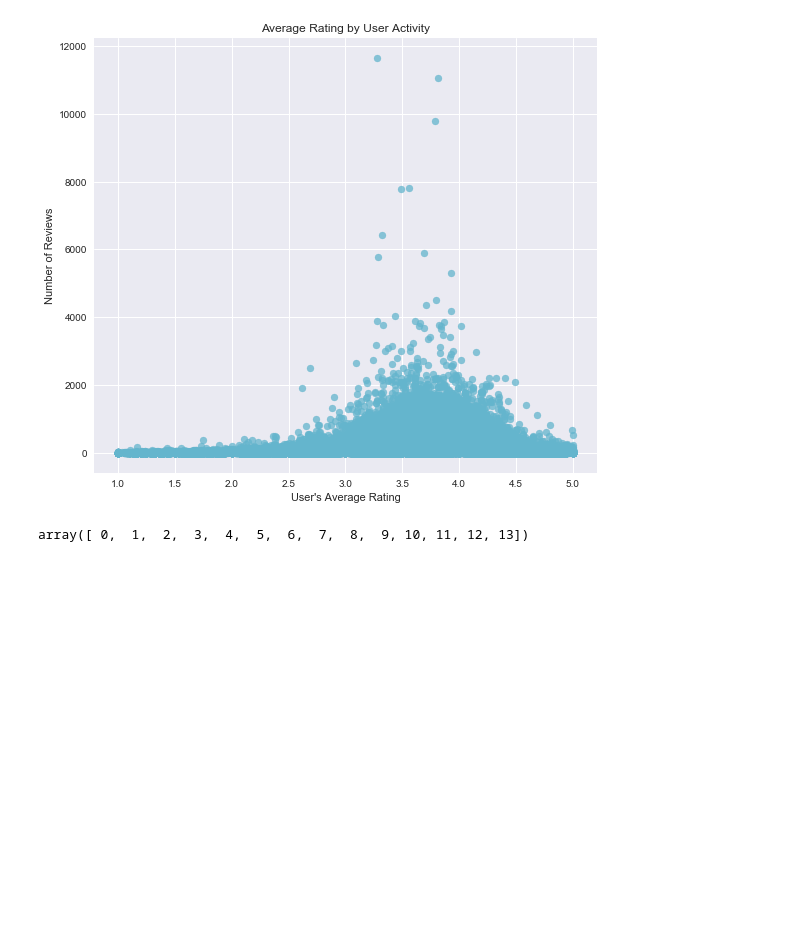
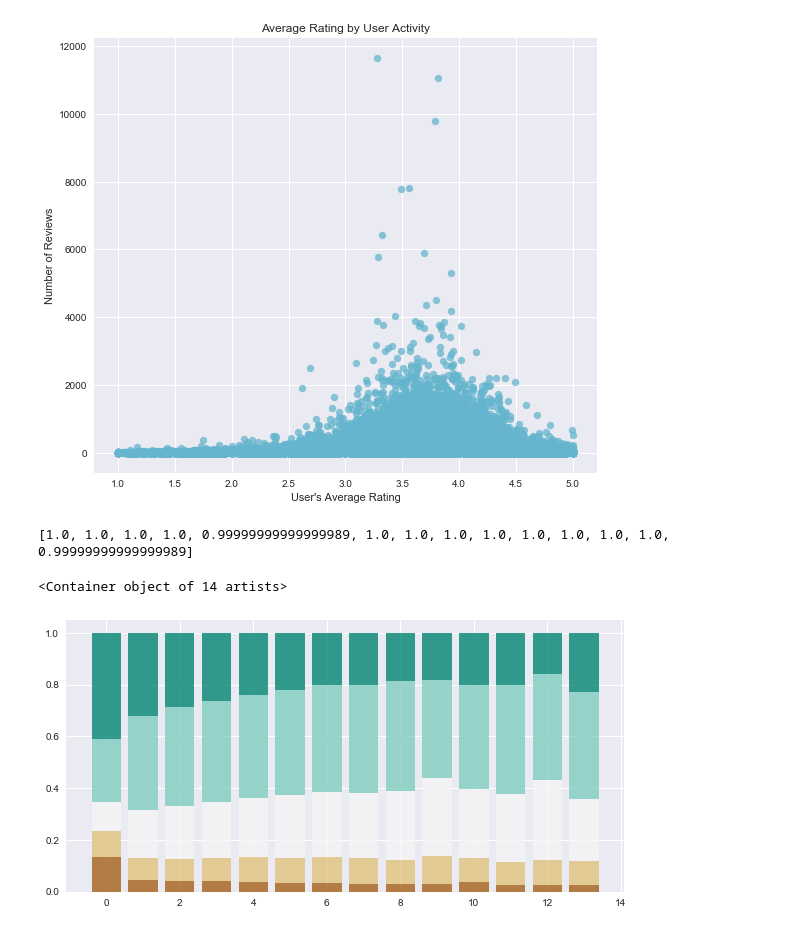
Before and after one commit to mwoluchem/Recommendations_CS209, a Jupyter notebook: Recommendations_EDA-JD-lateMon.ipynb, the cells around one changed output. Saved outputs shown, nothing was run; the diff lists cells and outputs as text; code cells hidden in the pictures; blank space fills up the shorter version.

Commit message:
I made a stacked bar chart!

```diff
--- a/Recommendations_EDA-JD-lateMon.ipynb
+++ b/Recommendations_EDA-JD-lateMon.ipynb
@@ -171,12 +171,25 @@ plt.title('Average Rating by User Activity')
 # %% [output]
 <matplotlib.text.Text at 0x...>
 [figure]
-# %%
-elite_lvl = np.array(user_review_viz['elite_count'].unique())
-elite_lvl.sort()
-
-rating_props =
-
-#plt.barh(user_review_viz.elite_count, user_review_viz.rating[user_review_viz.rating == 1]/, , alpha=0.3)
-# %% [output]
-array([ 0,  1,  2,  3,  4,  5,  6,  7,  8,  9, 10, 11, 12, 13])
+# %%
+elite_lvl = np.array(user_review_viz['elite_count'].unique())
+elite_lvl.sort()
+
+rating_props_1star = [user_review_viz.rating[(user_review_viz.rating == 1) & (user_review_viz.elite_count == i)].count()/user_review_viz.rating[user_review_viz.elite_count == i].count() for i in range(0,14)]
+rating_props_2star = [user_review_viz.rating[(user_review_viz.rating == 2) & (user_review_viz.elite_count == i)].count()/user_review_viz.rating[user_review_viz.elite_count == i].count() for i in range(0,14)]
+rating_props_3star = [user_review_viz.rating[(user_review_viz.rating == 3) & (user_review_viz.elite_count == i)].count()/user_review_viz.rating[user_review_viz.elite_count == i].count() for i in range(0,14)]
+rating_props_4star = [user_review_viz.rating[(user_review_viz.rating == 4) & (user_review_viz.elite_count == i)].count()/user_review_viz.rating[user_review_viz.elite_count == i].count() for i in range(0,14)]
+rating_props_5star = [user_review_viz.rating[(user_review_viz.rating == 5) & (user_review_viz.elite_count == i)].count()/user_review_viz.rating[user_review_viz.elite_count == i].count() for i in range(0,14)]
+# %% [output]
+[1.0, 1.0, 1.0, 1.0, 0.99999999999999989, 1.0, 1.0, 1.0, 1.0, 1.0, 1.0, 1.0, 1.0, 0.99999999999999989]
+# %%
+f, ax = plt.subplots(1, figsize=(10,5))
+
+ax.bar(elite_lvl, rating_props_1star, label = '1-star review', alpha=0.8, color = '#a6611a')
+ax.bar(elite_lvl, rating_props_2star, bottom = rating_props_1star, label = '2-star review', alpha=0.8, color = '#dfc27d')
+ax.bar(elite_lvl, rating_props_3star, bottom = [i+j for i,j in zip(rating_props_1star, rating_props_2star)], label = '3-star review', alpha=0.8, color = '#f5f5f5')
+ax.bar(elite_lvl, rating_props_4star, bottom = [i+j+k for i,j,k in zip(rating_props_1star, rating_props_2star, rating_props_3star)], label = '4-star review', alpha=0.8, color = '#80cdc1')
+ax.bar(elite_lvl, rating_props_5star, bottom = [i+j+k+l for i,j,k,l in zip(rating_props_1star, rating_props_2star, rating_props_3star, rating_props_4star)], label = '5-star review', alpha=0.8, color = '#018571')
+# %% [output]
+<Container object of 14 artists>
+[figure, added]
```
Also changed, not shown: parts of 2 cells of this notebook.
